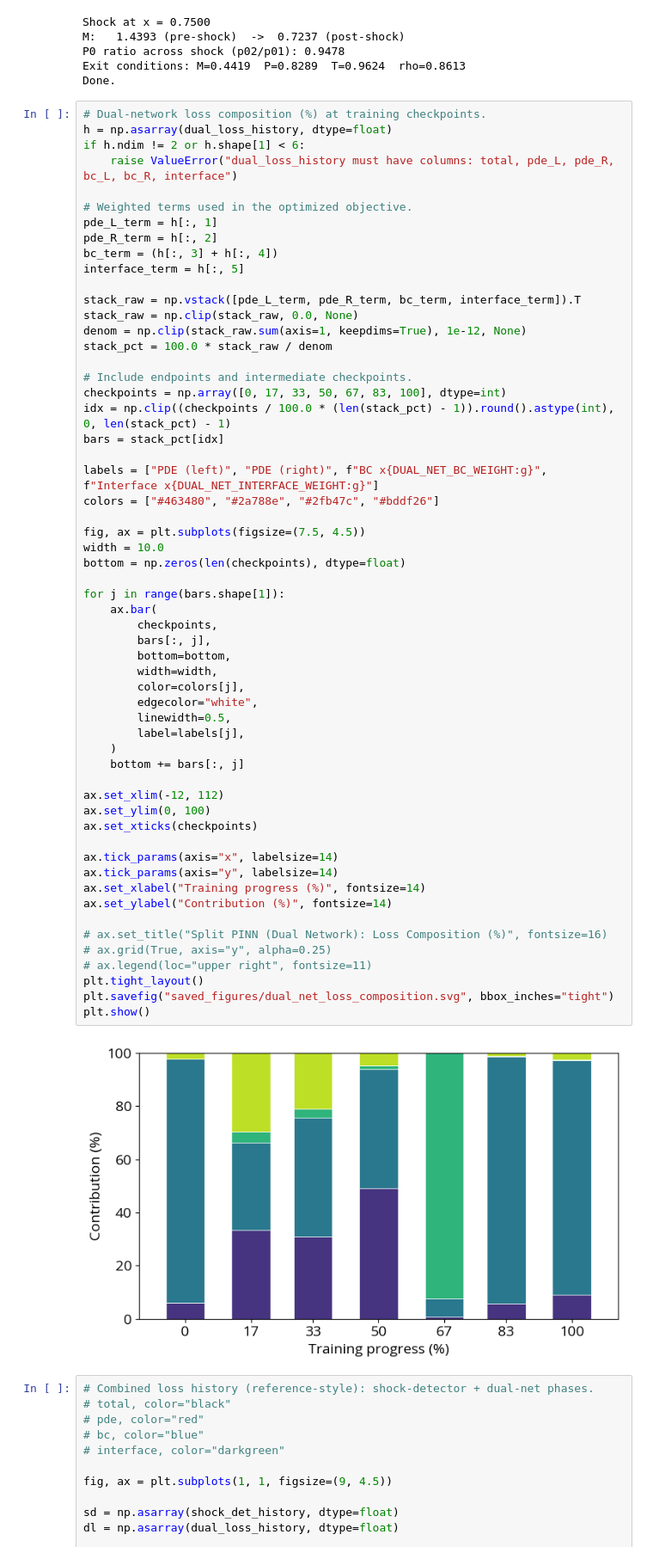
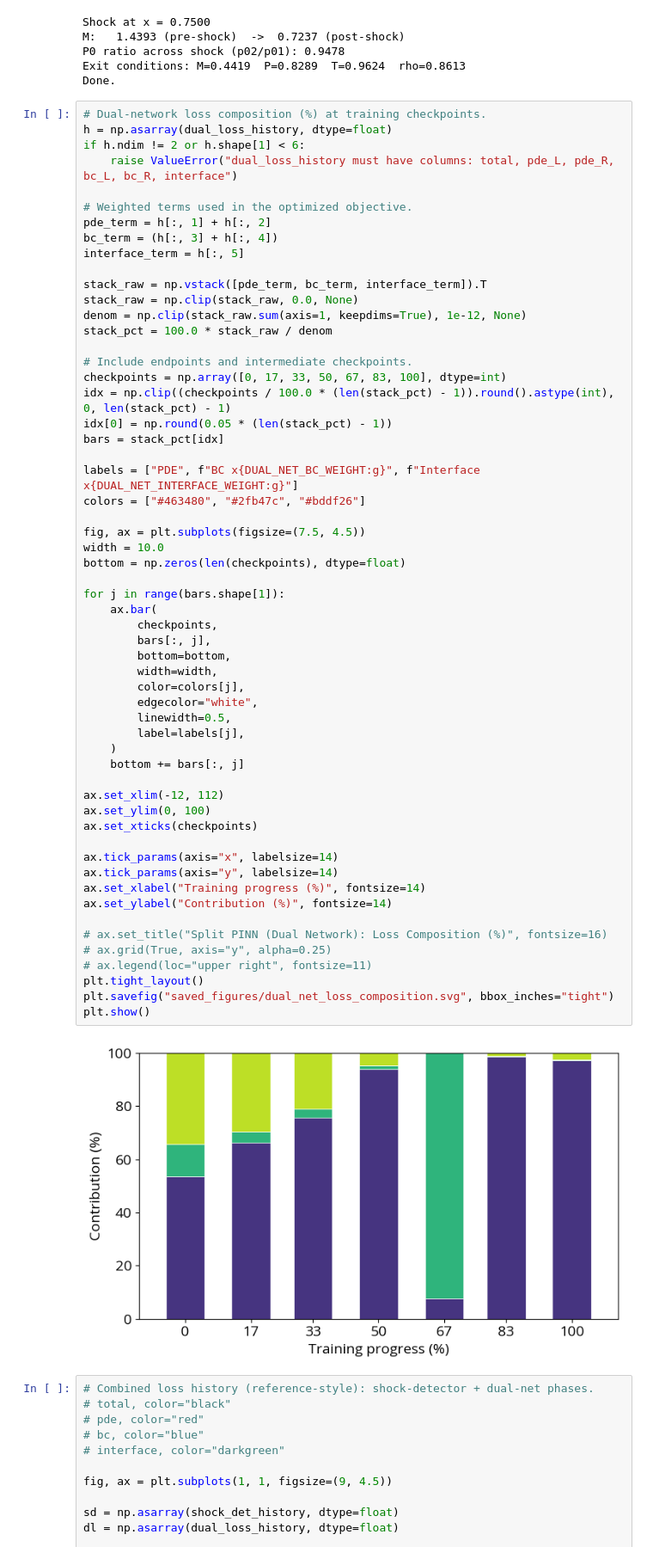
Before and after one commit to Lofty-Brambles/qsnippets, a Jupyter notebook: napc/unsteady_fb_add_pinn.ipynb, the cells around one changed output. Shown at 86% size. Saved outputs shown, nothing was run; the diff lists cells and outputs as text.

```diff
--- a/napc/unsteady_fb_add_pinn.ipynb
+++ b/napc/unsteady_fb_add_pinn.ipynb
@@ -1227,12 +1213,11 @@ if h.ndim != 2 or h.shape[1] < 6:
     raise ValueError("dual_loss_history must have columns: total, pde_L, pde_R, bc_L, bc_R, interface")
 
 # Weighted terms used in the optimized objective.
-pde_L_term = h[:, 1]
-pde_R_term = h[:, 2]
+pde_term = h[:, 1] + h[:, 2]
 bc_term = (h[:, 3] + h[:, 4])
 interface_term = h[:, 5]
 
-stack_raw = np.vstack([pde_L_term, pde_R_term, bc_term, interface_term]).T
+stack_raw = np.vstack([pde_term, bc_term, interface_term]).T
 stack_raw = np.clip(stack_raw, 0.0, None)
 denom = np.clip(stack_raw.sum(axis=1, keepdims=True), 1e-12, None)
 stack_pct = 100.0 * stack_raw / denom
@@ -1240,10 +1225,11 @@ stack_pct = 100.0 * stack_raw / denom
 # Include endpoints and intermediate checkpoints.
 checkpoints = np.array([0, 17, 33, 50, 67, 83, 100], dtype=int)
 idx = np.clip((checkpoints / 100.0 * (len(stack_pct) - 1)).round().astype(int), 0, len(stack_pct) - 1)
+idx[0] = np.round(0.05 * (len(stack_pct) - 1))
 bars = stack_pct[idx]
 
-labels = ["PDE (left)", "PDE (right)", f"BC x{DUAL_NET_BC_WEIGHT:g}", f"Interface x{DUAL_NET_INTERFACE_WEIGHT:g}"]
-colors = ["#463480", "#2a788e", "#2fb47c", "#bddf26"]
+labels = ["PDE", f"BC x{DUAL_NET_BC_WEIGHT:g}", f"Interface x{DUAL_NET_INTERFACE_WEIGHT:g}"]
+colors = ["#463480", "#2fb47c", "#bddf26"]
 
 fig, ax = plt.subplots(figsize=(7.5, 4.5))
 width = 10.0
@@ -1251,34 +1237,34 @@ bottom = np.zeros(len(checkpoints), dtype=float)
 
 for j in range(bars.shape[1]):
     ax.bar(
         checkpoints,
         bars[:, j],
         bottom=bottom,
         width=width,
         color=colors[j],
         edgecolor="white",
         linewidth=0.5,
         label=labels[j],
     )
     bottom += bars[:, j]
 
 ax.set_xlim(-12, 112)
 ax.set_ylim(0, 100)
 ax.set_xticks(checkpoints)
 
 ax.tick_params(axis="x", labelsize=14)
 ax.tick_params(axis="y", labelsize=14)
 ax.set_xlabel("Training progress (%)", fontsize=14)
 ax.set_ylabel("Contribution (%)", fontsize=14)
 
 # ax.set_title("Split PINN (Dual Network): Loss Composition (%)", fontsize=16)
 # ax.grid(True, axis="y", alpha=0.25)
 # ax.legend(loc="upper right", fontsize=11)
 plt.tight_layout()
 plt.savefig("saved_figures/dual_net_loss_composition.svg", bbox_inches="tight")
 plt.show()
 # %% [output]
-[figure, old version]
+[figure, new version]
 # %%
 # Combined loss history (reference-style): shock-detector + dual-net phases.
 # total, color="black"
```
Also changed, not shown: parts of 7 cells of this notebook, 8 other files.
